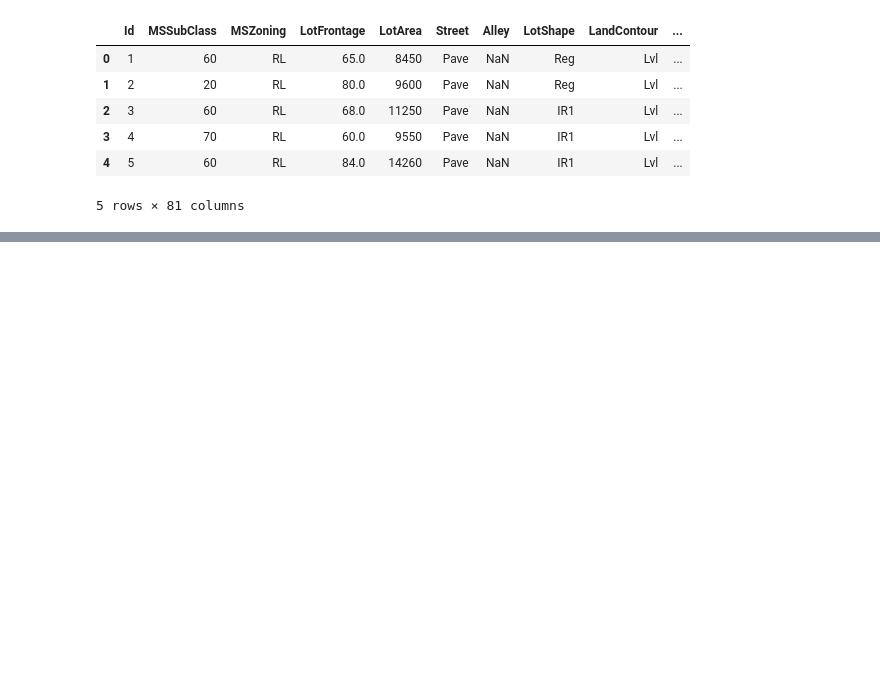
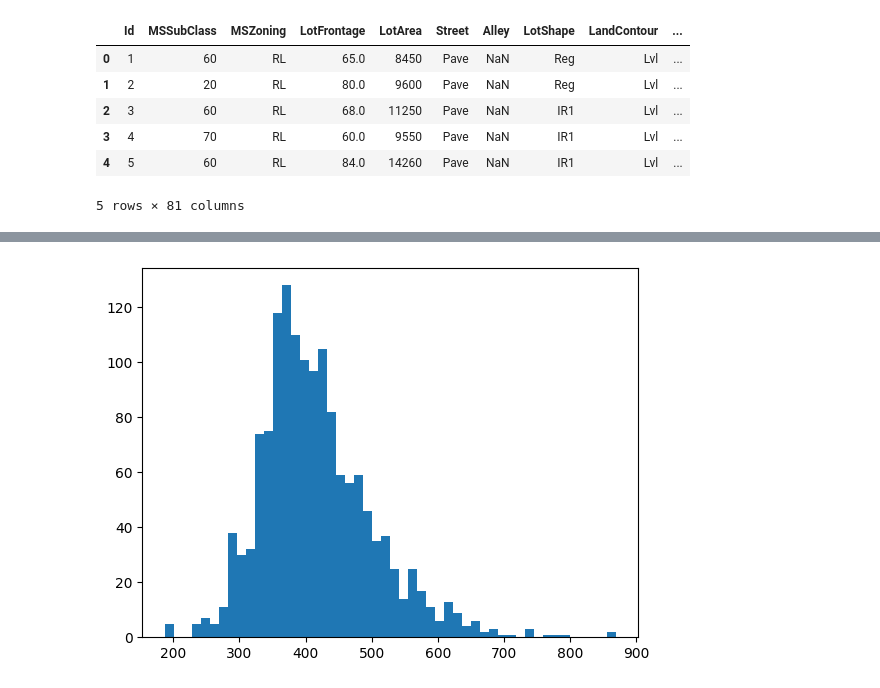
Before and after one commit to matthewtomalley/Ames-Housing-Price-Prediction, a Jupyter notebook: EDA/eda_train.ipynb, the cells around one changed output, grey strips where cells are left out. Cells and saved outputs as stored; diff of their text form; code cells hidden in the pictures; blank space fills up the shorter version.

```diff
--- a/EDA/eda_train.ipynb
+++ b/EDA/eda_train.ipynb
@@ -19,0 +209,9 @@ data.head()
+# %%
+# Trying to normalize the dataset with square root transformation
+
+sqrt_sales = np.sqrt(data['SalePrice'])
+
+plt.hist(sqrt_sales, bins=50)
+plt.show()
+# %% [output]
+[figure, added]
```
Also changed, not shown: parts of 30 cells of this notebook, 2 other files.
